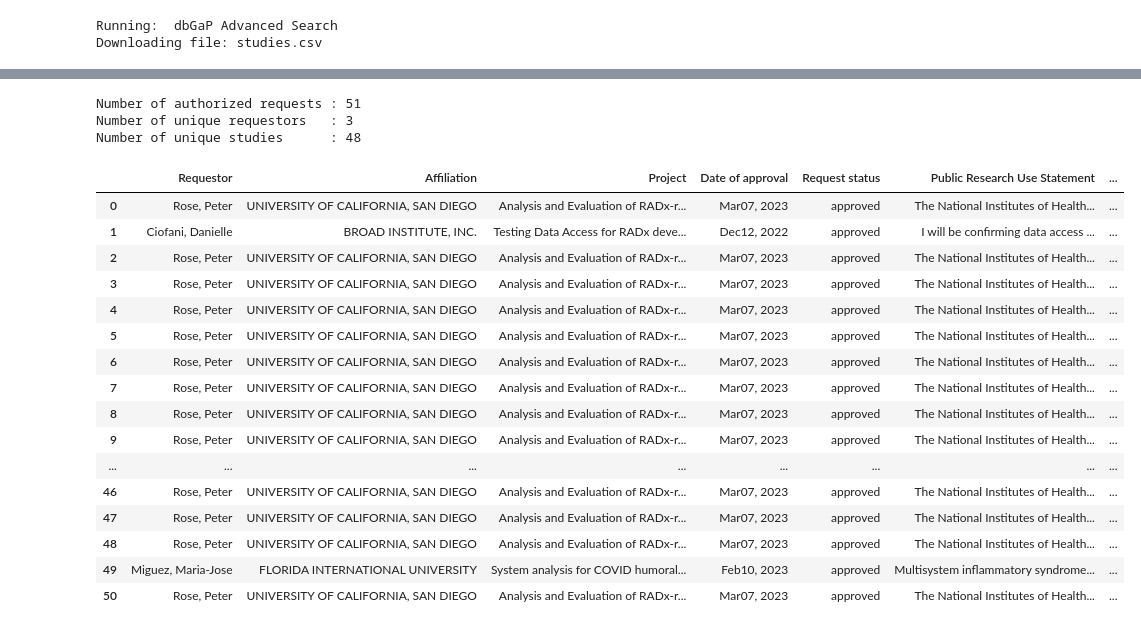
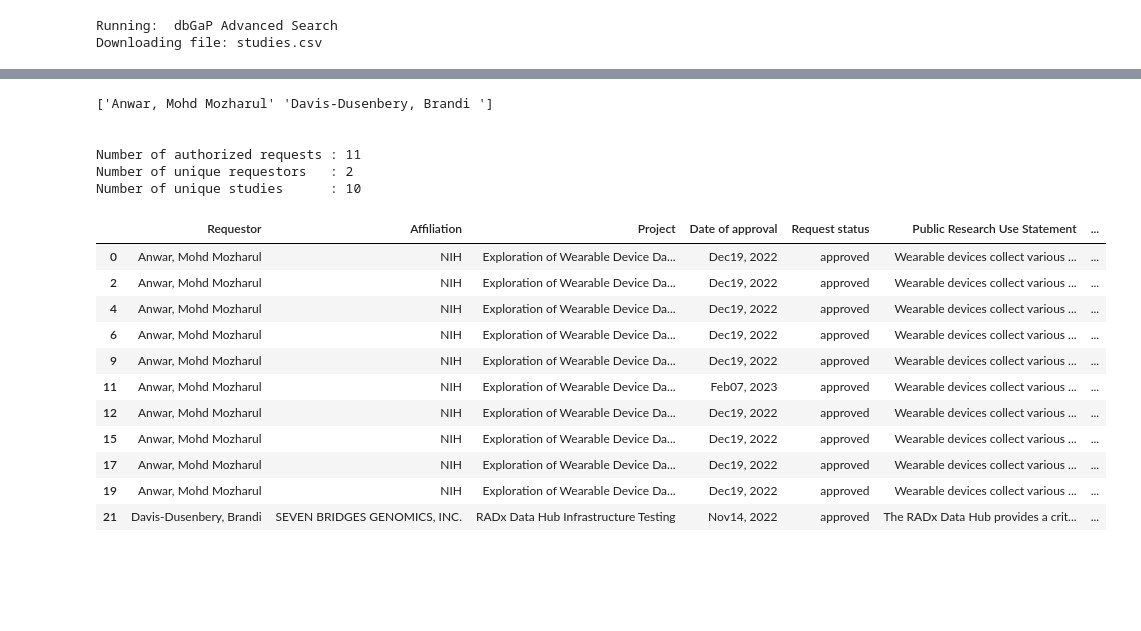
Before and after one commit to radxrad/dbgap-reporter, a Jupyter notebook: notebooks/radx-reporter.ipynb, the cells around one changed output, grey strips where cells are left out. Cells and saved outputs as stored; diff of their text form; code cells hidden in the pictures; blank space fills up the shorter version.

````diff
--- a/notebooks/radx-reporter.ipynb
+++ b/notebooks/radx-reporter.ipynb
@@ -8,6 +9,11 @@ Created: 2023-02-25
 Author : Peter W. Rose (pwrose@ucsd.edu)
 # %%
 #@title Enter dbGaP query term  and then select ```Run All``` from ```Runtime``` menu {run: "auto"}
-query = '' #@param {type:"string"}
+#@markdown ### Enter a query term for dbGaP
+query = 'radx-dht' #@param {type:"string"}
 print(f"dbGaP query: {query}")
+developers = ["Rose, Peter ", "Ciofani, Danielle ", "Krishnamurthy, Ashok ", "Claypool, Kajal "]
+#@markdown ### Exclude test requests
+exclude_tests = True #@param {type:"boolean"}
+print(f"exclude test requests: {exclude_tests}")
 # %% [output]
@@ -121,49 +122,53 @@ Number of studies for radx-rad: 48
 #@title Table of approved requests for datasets
 def get_download_url(accession):
     return "https://www.ncbi.nlm.nih.gov/projects/gap/cgi-bin/GetAuthorizedRequestDownload.cgi?study_id=" + accession
 
 def get_authorized_requests(studies):
     authorized_requests = pd.DataFrame()
 
     for _, row in tqdm(studies.iterrows(), total=studies.shape[0]):
         try:
             df = pd.read_csv(get_download_url(row["accession"]),
                              usecols=["Requestor", "Affiliation", "Project", "Date of approval", "Request status",
                                       "Public Research Use Statement", "Technical Research Use Statement"],
                             sep="\t")
             df["accession"] = row["accession"]
             df["name"] = row["name"]
             authorized_requests = pd.concat([authorized_requests, df], ignore_index=True)
         except:
             print(f"Skipping: {row['accession']} - no data access through dbGaP.")
 
     return authorized_requests
 
 requests = get_authorized_requests(studies)
+
+# exclude test requests
+if exclude_tests:
+  requests = requests[~requests["Requestor"].isin(developers)]
+
+print(requests["Requestor"].unique())
 print()
 print()
 print("Number of authorized requests :", requests.shape[0])
 print("Number of unique requestors   :", len(requests["Requestor"].unique()))
 print("Number of unique studies      :", len(requests["accession"].unique()))
 data_table.DataTable(requests, include_index=False, num_rows_per_page=10)
 # %% [output]
-Number of authorized requests : 51
-Number of unique requestors   : 3
-Number of unique studies      : 48
+['Anwar, Mohd Mozharul' 'Davis-Dusenbery, Brandi ']
+
+
+Number of authorized requests : 11
+Number of unique requestors   : 2
+Number of unique studies      : 10
 |  | Requestor | Affiliation | Project | Date of approval | Request status | Public Research Use Statement | ... |
-| 0 | Rose, Peter | UNIVERSITY OF CALIFORNIA, SAN DIEGO | Analysis and Evaluation of RADx-r... | Mar07, 2023 | approved | The National Institutes of Health... | ... |
-| 1 | Ciofani, Danielle | BROAD INSTITUTE, INC. | Testing Data Access for RADx deve... | Dec12, 2022 | approved | I will be confirming data access ... | ... |
-| 2 | Rose, Peter | UNIVERSITY OF CALIFORNIA, SAN DIEGO | Analysis and Evaluation of RADx-r... | Mar07, 2023 | approved | The National Institutes of Health... | ... |
-| 3 | Rose, Peter | UNIVERSITY OF CALIFORNIA, SAN DIEGO | Analysis and Evaluation of RADx-r... | Mar07, 2023 | approved | The National Institutes of Health... | ... |
-| 4 | Rose, Peter | UNIVERSITY OF CALIFORNIA, SAN DIEGO | Analysis and Evaluation of RADx-r... | Mar07, 2023 | approved | The National Institutes of Health... | ... |
-| 5 | Rose, Peter | UNIVERSITY OF CALIFORNIA, SAN DIEGO | Analysis and Evaluation of RADx-r... | Mar07, 2023 | approved | The National Institutes of Health... | ... |
-| 6 | Rose, Peter | UNIVERSITY OF CALIFORNIA, SAN DIEGO | Analysis and Evaluation of RADx-r... | Mar07, 2023 | approved | The National Institutes of Health... | ... |
-| 7 | Rose, Peter | UNIVERSITY OF CALIFORNIA, SAN DIEGO | Analysis and Evaluation of RADx-r... | Mar07, 2023 | approved | The National Institutes of Health... | ... |
-| 8 | Rose, Peter | UNIVERSITY OF CALIFORNIA, SAN DIEGO | Analysis and Evaluation of RADx-r... | Mar07, 2023 | approved | The National Institutes of Health... | ... |
-| 9 | Rose, Peter | UNIVERSITY OF CALIFORNIA, SAN DIEGO | Analysis and Evaluation of RADx-r... | Mar07, 2023 | approved | The National Institutes of Health... | ... |
-| ... | ... | ... | ... | ... | ... | ... | ... |
-| 46 | Rose, Peter | UNIVERSITY OF CALIFORNIA, SAN DIEGO | Analysis and Evaluation of RADx-r... | Mar07, 2023 | approved | The National Institutes of Health... | ... |
-| 47 | Rose, Peter | UNIVERSITY OF CALIFORNIA, SAN DIEGO | Analysis and Evaluation of RADx-r... | Mar07, 2023 | approved | The National Institutes of Health... | ... |
-| 48 | Rose, Peter | UNIVERSITY OF CALIFORNIA, SAN DIEGO | Analysis and Evaluation of RADx-r... | Mar07, 2023 | approved | The National Institutes of Health... | ... |
-| 49 | Miguez, Maria-Jose | FLORIDA INTERNATIONAL UNIVERSITY | System analysis for COVID humoral... | Feb10, 2023 | approved | Multisystem inflammatory syndrome... | ... |
-| 50 | Rose, Peter | UNIVERSITY OF CALIFORNIA, SAN DIEGO | Analysis and Evaluation of RADx-r... | Mar07, 2023 | approved | The National Institutes of Health... | ... |
+| 0 | Anwar, Mohd Mozharul | NIH | Exploration of Wearable Device Da... | Dec19, 2022 | approved | Wearable devices collect various ... | ... |
+| 2 | Anwar, Mohd Mozharul | NIH | Exploration of Wearable Device Da... | Dec19, 2022 | approved | Wearable devices collect various ... | ... |
+| 4 | Anwar, Mohd Mozharul | NIH | Exploration of Wearable Device Da... | Dec19, 2022 | approved | Wearable devices collect various ... | ... |
+| 6 | Anwar, Mohd Mozharul | NIH | Exploration of Wearable Device Da... | Dec19, 2022 | approved | Wearable devices collect various ... | ... |
+| 9 | Anwar, Mohd Mozharul | NIH | Exploration of Wearable Device Da... | Dec19, 2022 | approved | Wearable devices collect various ... | ... |
+| 11 | Anwar, Mohd Mozharul | NIH | Exploration of Wearable Device Da... | Feb07, 2023 | approved | Wearable devices collect various ... | ... |
+| 12 | Anwar, Mohd Mozharul | NIH | Exploration of Wearable Device Da... | Dec19, 2022 | approved | Wearable devices collect various ... | ... |
+| 15 | Anwar, Mohd Mozharul | NIH | Exploration of Wearable Device Da... | Dec19, 2022 | approved | Wearable devices collect various ... | ... |
+| 17 | Anwar, Mohd Mozharul | NIH | Exploration of Wearable Device Da... | Dec19, 2022 | approved | Wearable devices collect various ... | ... |
+| 19 | Anwar, Mohd Mozharul | NIH | Exploration of Wearable Device Da... | Dec19, 2022 | approved | Wearable devices collect various ... | ... |
+| 21 | Davis-Dusenbery, Brandi | SEVEN BRIDGES GENOMICS, INC. | RADx Data Hub Infrastructure Testing | Nov14, 2022 | approved | The RADx Data Hub provides a crit... | ... |
````
Also changed, not shown: parts of 3 cells of this notebook.
